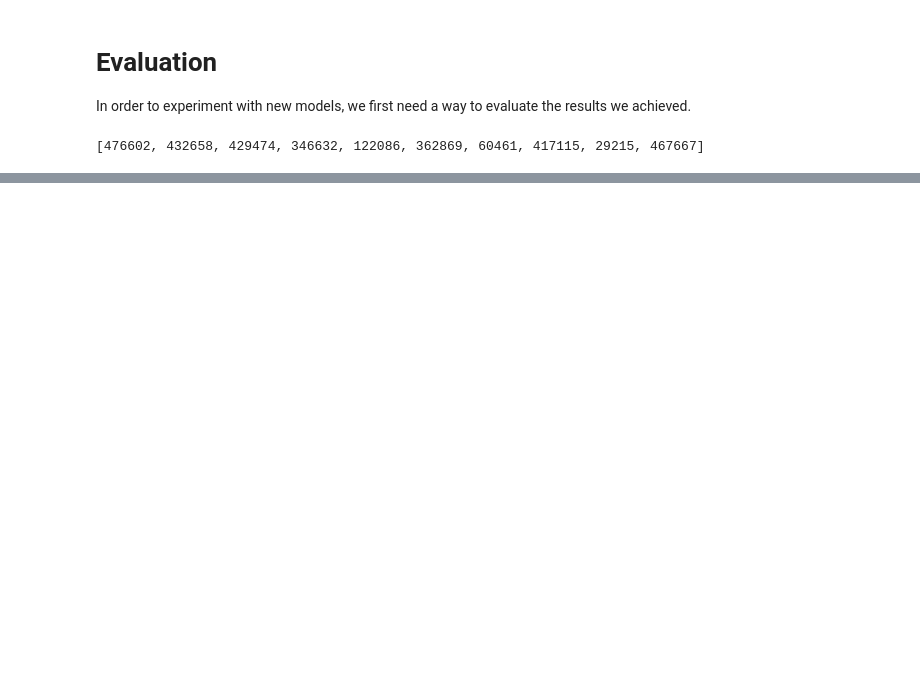
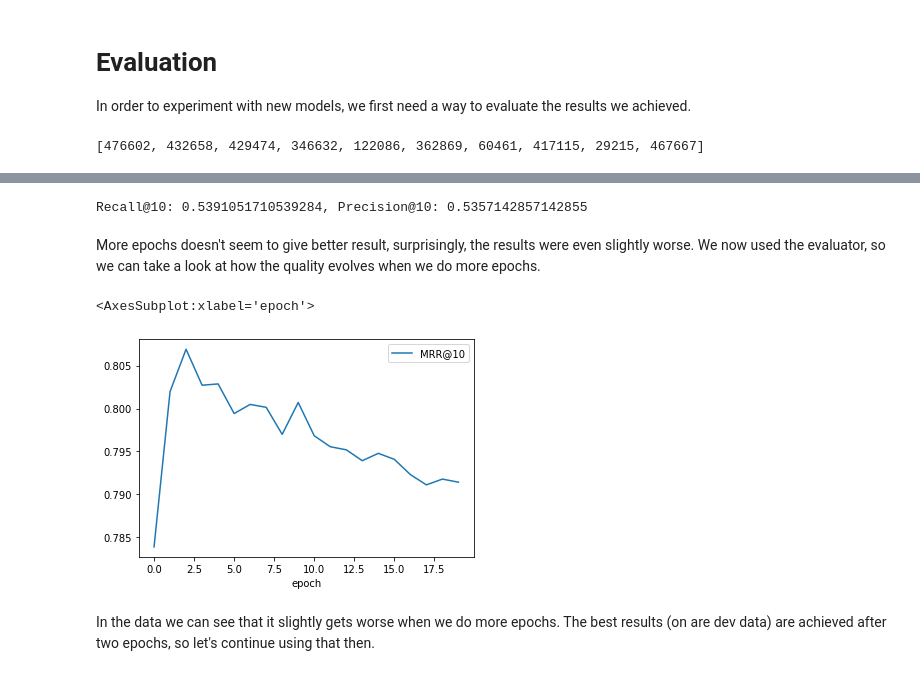
Before and after one commit to arnodeceuninck/neural-retrieval-bert, a Jupyter notebook: experiments.ipynb, the cells around one changed output, grey strips where cells are left out. Saved outputs shown, nothing was run; the diff lists cells and outputs as text; code cells hidden in the pictures; blank space fills up the shorter version.

```diff
--- a/experiments.ipynb
+++ b/experiments.ipynb
@@ -345,0 +660,63 @@ test_evaluator(model, output_path=model_save_path)
+# %%
+from sentence_transformers.cross_encoder.evaluation import CERerankingEvaluator
+from torch.utils.data import DataLoader
+import math
+
+
+def get_reranking_samples(df):
+    samples = []
+    previous_query = None
+    positive = []
+    negative = []
+    for index, row in tqdm(df.iterrows(), total=df.shape[0]):
+        query = str(row['Query'])
+        if query != previous_query and previous_query is not None:
+            samples.append({'query': query, 'positive': positive[:], 'negative': negative[:]})
+            positive = []
+            negative = []
+        doc_text = str(row['doc_text'])
+        label = float(row['label'])
+        if label == 1.0:
+            positive.append(doc_text)
+        else:
+            negative.append(doc_text)
+        previous_query = query
+    return samples
+
+
+train_samples = get_sample_list(train_data)
+dev_samples = get_reranking_samples(dev_data)
+
+model_name = 'cross-encoder/ms-marco-TinyBERT-L-2-v2'
+train_batch_size = 16
+num_epochs = 20
+model_save_path = f'output/training-{model_name}-b{train_batch_size}e{num_epochs}-attempt3'
+
+model = CrossEncoder(model_name, num_labels=1)
+train_dataloader = DataLoader(train_samples, shuffle=True, batch_size=train_batch_size)
+evaluator = CERerankingEvaluator(dev_samples, name='ms-marco-attempt-3')
+warmup_steps = math.ceil(len(train_dataloader) * num_epochs * 0.1)
+
+model.fit(train_dataloader=train_dataloader,
+          evaluator=evaluator,
+          epochs=num_epochs,
+          warmup_steps=warmup_steps,
+          output_path=model_save_path)
+
+# Training done, now evaluate the model
+luceneCrossRetriever = LuceneCrossRetriever(model_save_path)
+recall, precision = rater.get_rating(luceneCrossRetriever)
+# %% [output]
+Recall@10: 0.5391051710539284, Precision@10: 0.5357142857142855
+# %% [markdown]
+More epochs doesn't seem to give better result, surprisingly, the results were even slightly worse.
+We now used the evaluator, so we can take a look at how the quality evolves when we do more epochs.
+# %%
+# Load the CERerankingEvaluator data
+df = pd.read_csv(f"{model_save_path}/CERerankingEvaluator_ms-marco-attempt-3_results.csv")
+df.plot(x='epoch', y='MRR@10')
+# %% [output]
+<AxesSubplot:xlabel='epoch'>
+[figure, added]
+# %% [markdown]
+In the data we can see that it slightly gets worse when we do more epochs. The best results (on are dev data) are achieved after two epochs, so let's continue using that then.
```
Also changed, not shown: parts of 59 cells of this notebook, 3 other files.
